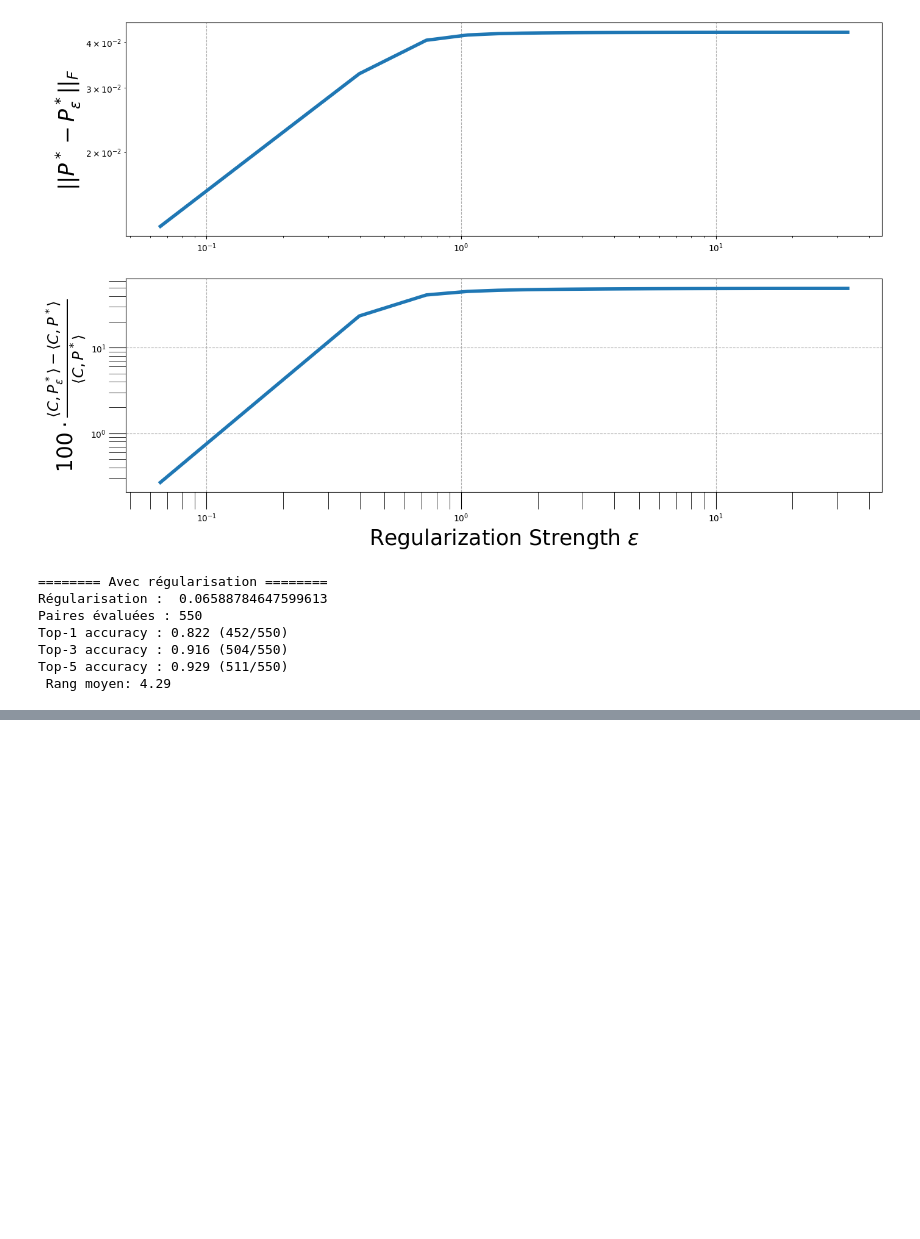
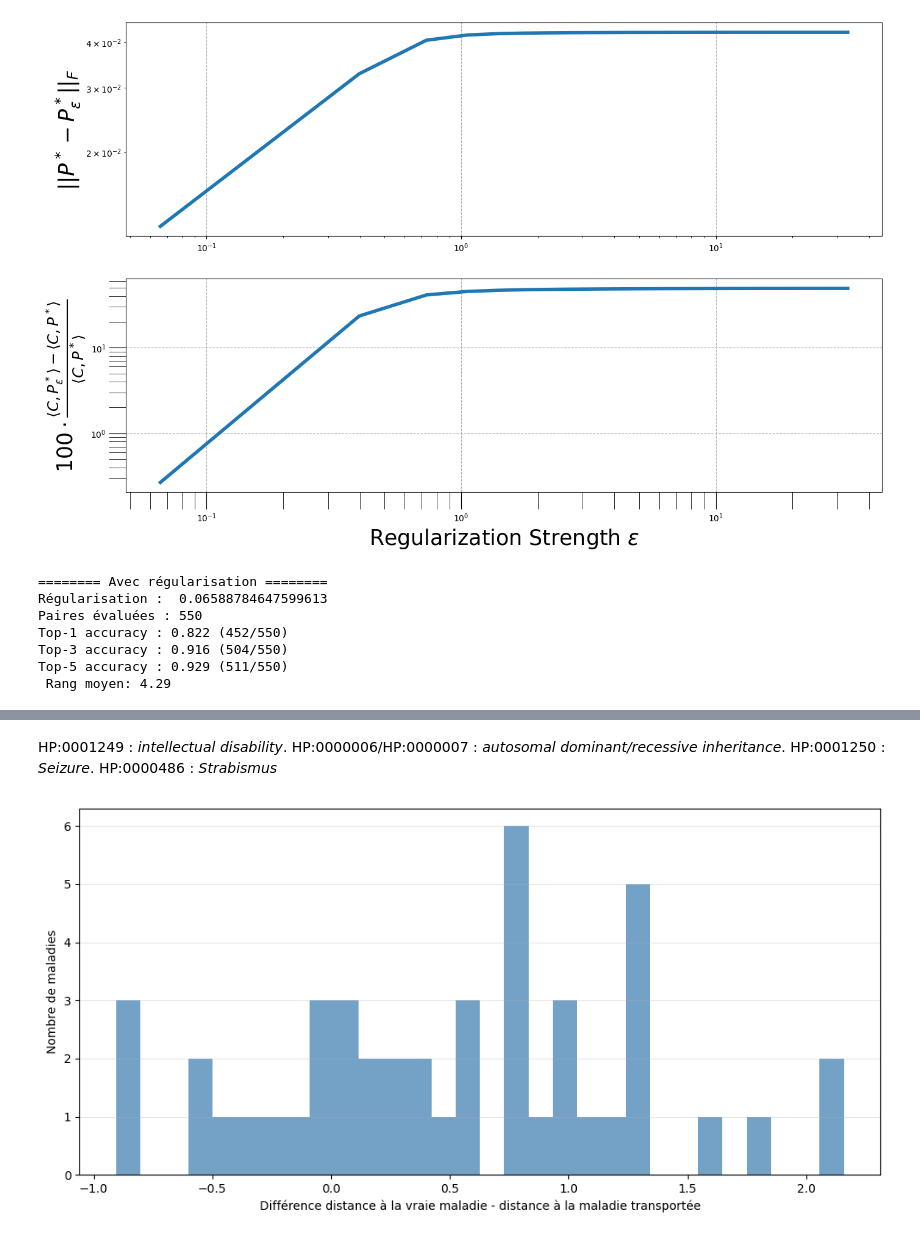
Before and after one commit to averniere/OT_simulation_maladies, a Jupyter notebook: Embeddings/test.ipynb, the cells around one changed output, grey strips where cells are left out. Cells and saved outputs as stored; diff of their text form; code cells hidden in the pictures; blank space fills up the shorter version.

```diff
--- a/Embeddings/test.ipynb
+++ b/Embeddings/test.ipynb
@@ -1748,0 +1625,30 @@ Top-5 accuracy : 0.929 (511/550)
+# %%
+# Est-ce qu'il y a des termes HPO qui reviennent régulièrement parmi les maladies qui n'ont pas été
+# correctement transportées ?
+zeros_terms_omim = {}
+zeros_terms_orpha = {}
+tot_omim = 0
+tot_orpha = 0
+for v in paires_zero_dict_w.values():
+    for hp in v['omim']['terms']:
+        if hp not in zeros_terms_omim.keys():
+            zeros_terms_omim[hp]=1
+        else:
+            zeros_terms_omim[hp]+=1
+        tot_omim+=1
+    for hp in v['orpha']['terms']:
+        if hp not in zeros_terms_orpha.keys():
+            zeros_terms_orpha[hp]=1
+        else:
+            zeros_terms_orpha[hp]+=1
+        tot_orpha+=1
+zeros_terms_omim = {t:v/tot_omim for t, v in zeros_terms_omim.items()}
+zeros_terms_orpha = {t:v/tot_orpha for t, v in zeros_terms_orpha.items()}
+
+print("======= Top 5 des termes les + fréquents =======")
+print("OMIM")
+for k in sorted(zeros_terms_omim, key=zeros_terms_omim.get, reverse=True)[:5]:
+    print(f"{k} - {np.round(zeros_terms_omim[k]*100, 2)} %")
+print("ORPHA")
+for k in sorted(zeros_terms_orpha, key=zeros_terms_orpha.get, reverse=True)[:5]:
+    print(f"{k} - {np.round(zeros_terms_orpha[k]*100, 2)} %")
@@ -1748,0 +1669,21 @@ Top-5 accuracy : 0.929 (511/550)
+# %% [markdown]
+HP:0001249 : *intellectual disability*.
+HP:0000006/HP:0000007 : *autosomal dominant/recessive inheritance*.
+HP:0001250 : *Seizure*.
+HP:0000486 : *Strabismus*
+# %%
+# Cost gap : un petit écart de coût peu signifier des maladies similaires
+cost_gap = [paires_zero_dict_w[k]["cost_true"]-paires_zero_dict_w[k]["cost_pred"] for k in paires_zero_dict_w.keys()]
+
+fig, ax = plt.subplots(figsize=(10, 5))
+
+sns.histplot(cost_gap, bins=30, ax=ax, color='steelblue', edgecolor='none')
+
+ax.set_xlabel("Différence distance à la vraie maladie - distance à la maladie transportée")
+ax.set_ylabel("Nombre de maladies")
+ax.grid(axis='y', alpha=0.3)
+
+plt.tight_layout()
+plt.show()
+# %% [output]
+[figure, added]
```
Also changed, not shown: parts of 20 cells of this notebook, 2 other files.
